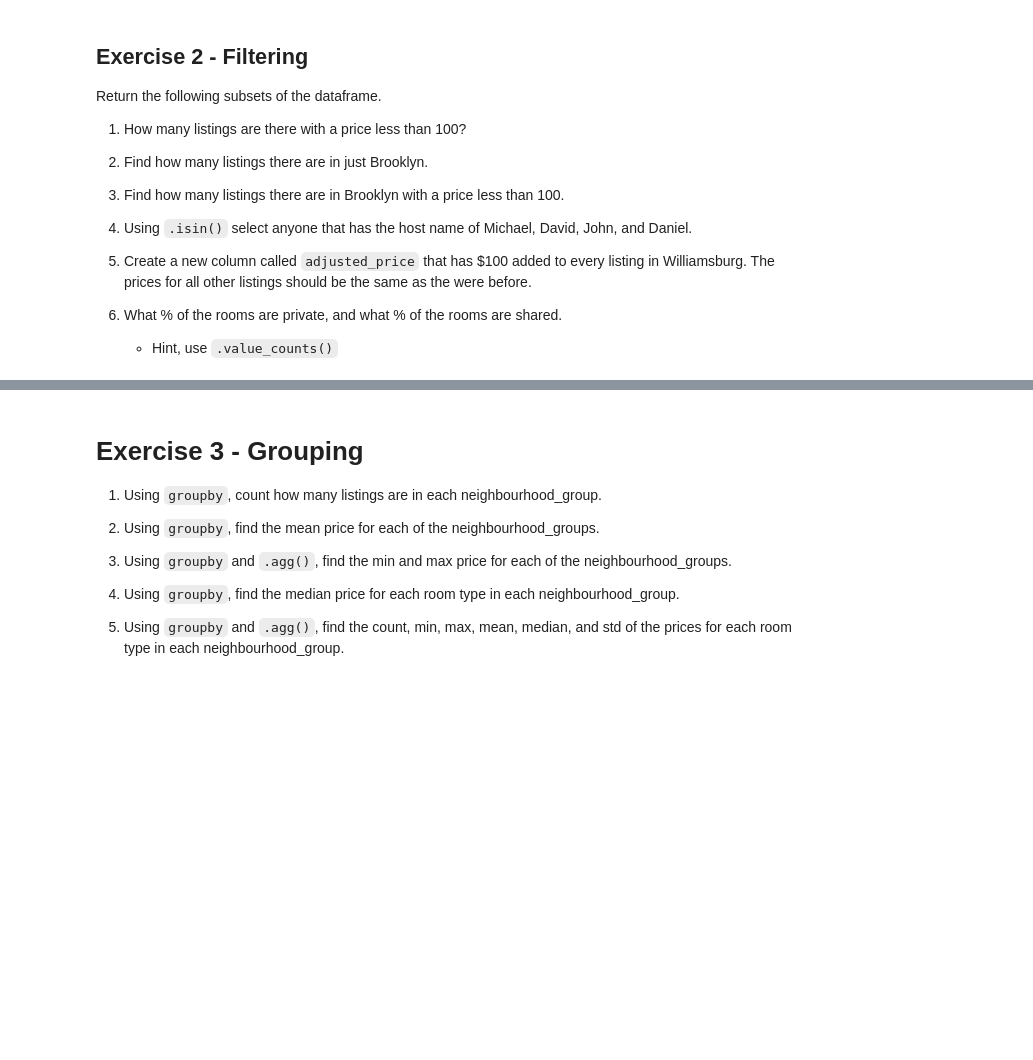
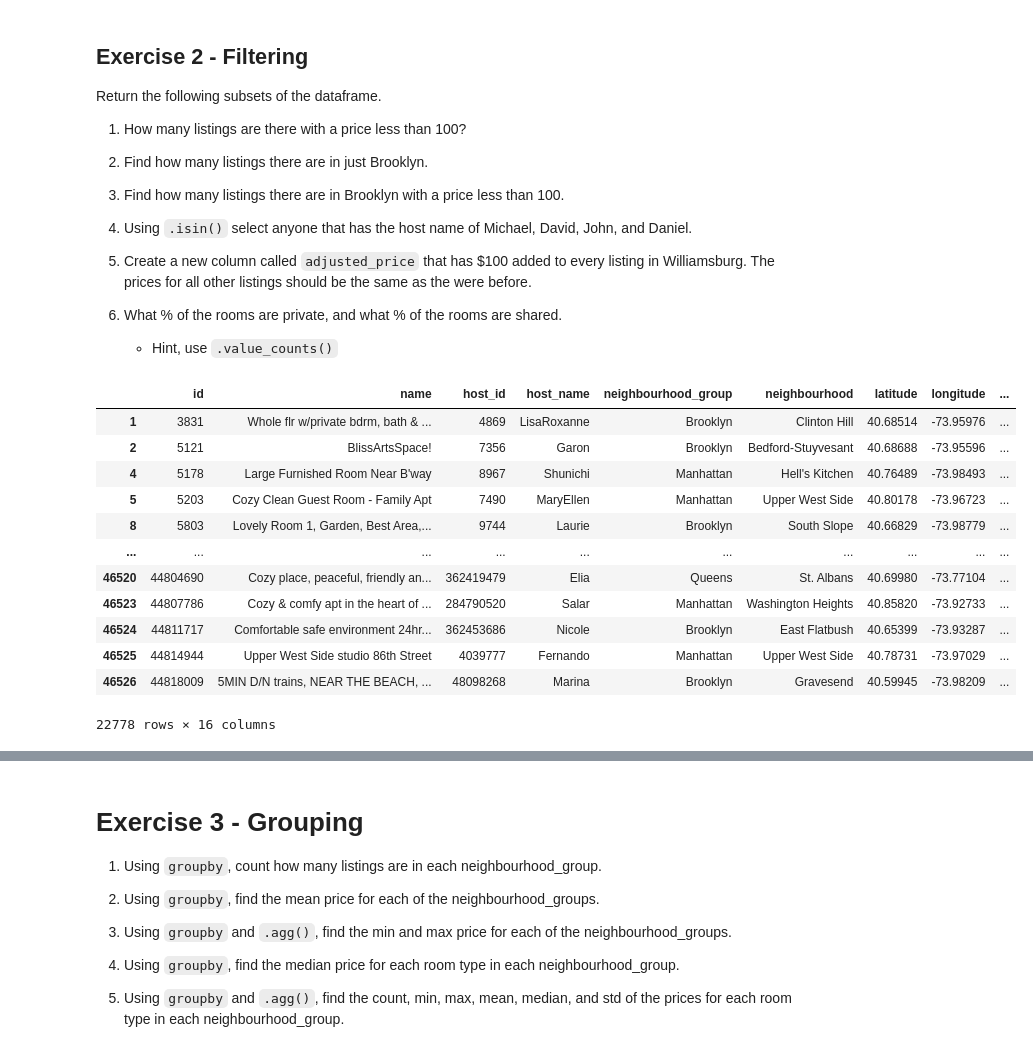
Before and after one commit to crosve/2024-DS-Fri-1230, a Jupyter notebook: Week-01-Pandas/Exercise-CL.ipynb, the cells around one changed output, grey strips where cells are left out. Saved outputs shown, nothing was run; the diff lists cells and outputs as text; code cells hidden in the pictures; blank space fills up the shorter version.

```diff
--- a/Week-01-Pandas/Exercise-CL.ipynb
+++ b/Week-01-Pandas/Exercise-CL.ipynb
@@ -17,3 +17,5 @@ import numpy as np
 # Load in the data file using `pd.read_csv()`
 # %%
 # Load data here
+df = pd.read_csv('data/listings.csv')
+df.head()
@@ -41,6 +50,26 @@ Return the following subsets of the dataframe.
     * Hint, use `.value_counts()`
 # %%
 # 1. How many listings are there with a price less than 100?
+
+condition = df['price'] < 100
+
+newListings = df[condition]
+
+newListings
+# %% [output]
+|  | id | name | host_id | host_name | neighbourhood_group | neighbourhood | latitude | longitude | ... |
+| 1 | 3831 | Whole flr w/private bdrm, bath & ... | 4869 | LisaRoxanne | Brooklyn | Clinton Hill | 40.68514 | -73.95976 | ... |
+| 2 | 5121 | BlissArtsSpace! | 7356 | Garon | Brooklyn | Bedford-Stuyvesant | 40.68688 | -73.95596 | ... |
+| 4 | 5178 | Large Furnished Room Near B'way | 8967 | Shunichi | Manhattan | Hell's Kitchen | 40.76489 | -73.98493 | ... |
+| 5 | 5203 | Cozy Clean Guest Room - Family Apt | 7490 | MaryEllen | Manhattan | Upper West Side | 40.80178 | -73.96723 | ... |
+| 8 | 5803 | Lovely Room 1, Garden, Best Area,... | 9744 | Laurie | Brooklyn | South Slope | 40.66829 | -73.98779 | ... |
+| ... | ... | ... | ... | ... | ... | ... | ... | ... | ... |
+| 46520 | 44804690 | Cozy place, peaceful, friendly an... | 362419479 | Elia | Queens | St. Albans | 40.69980 | -73.77104 | ... |
+| 46523 | 44807786 | Cozy & comfy apt in the heart of ... | 284790520 | Salar | Manhattan | Washington Heights | 40.85820 | -73.92733 | ... |
+| 46524 | 44811717 | Comfortable safe environment 24hr... | 362453686 | Nicole | Brooklyn | East Flatbush | 40.65399 | -73.93287 | ... |
+| 46525 | 44814944 | Upper West Side studio 86th Street | 4039777 | Fernando | Manhattan | Upper West Side | 40.78731 | -73.97029 | ... |
+| 46526 | 44818009 | 5MIN D/N trains, NEAR THE BEACH, ... | 48098268 | Marina | Brooklyn | Gravesend | 40.59945 | -73.98209 | ... |
+22778 rows × 16 columns
 # %%
 # 2. Make a new DataFrame of listings in Brooklyn named `df_bk`
 # and find how many listings in just Brooklyn.
```
Also changed, not shown: parts of 5 cells of this notebook, 1 other file.
